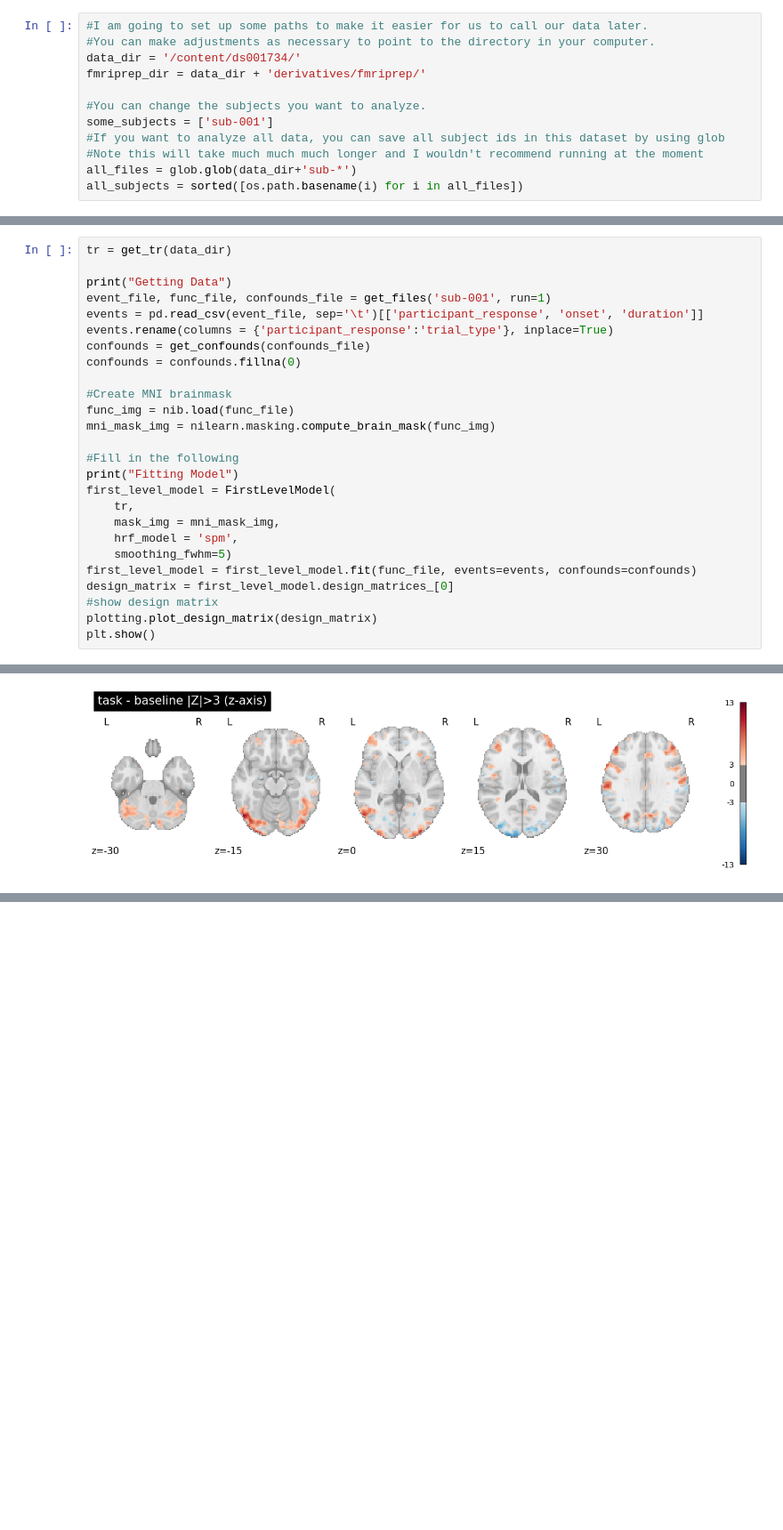
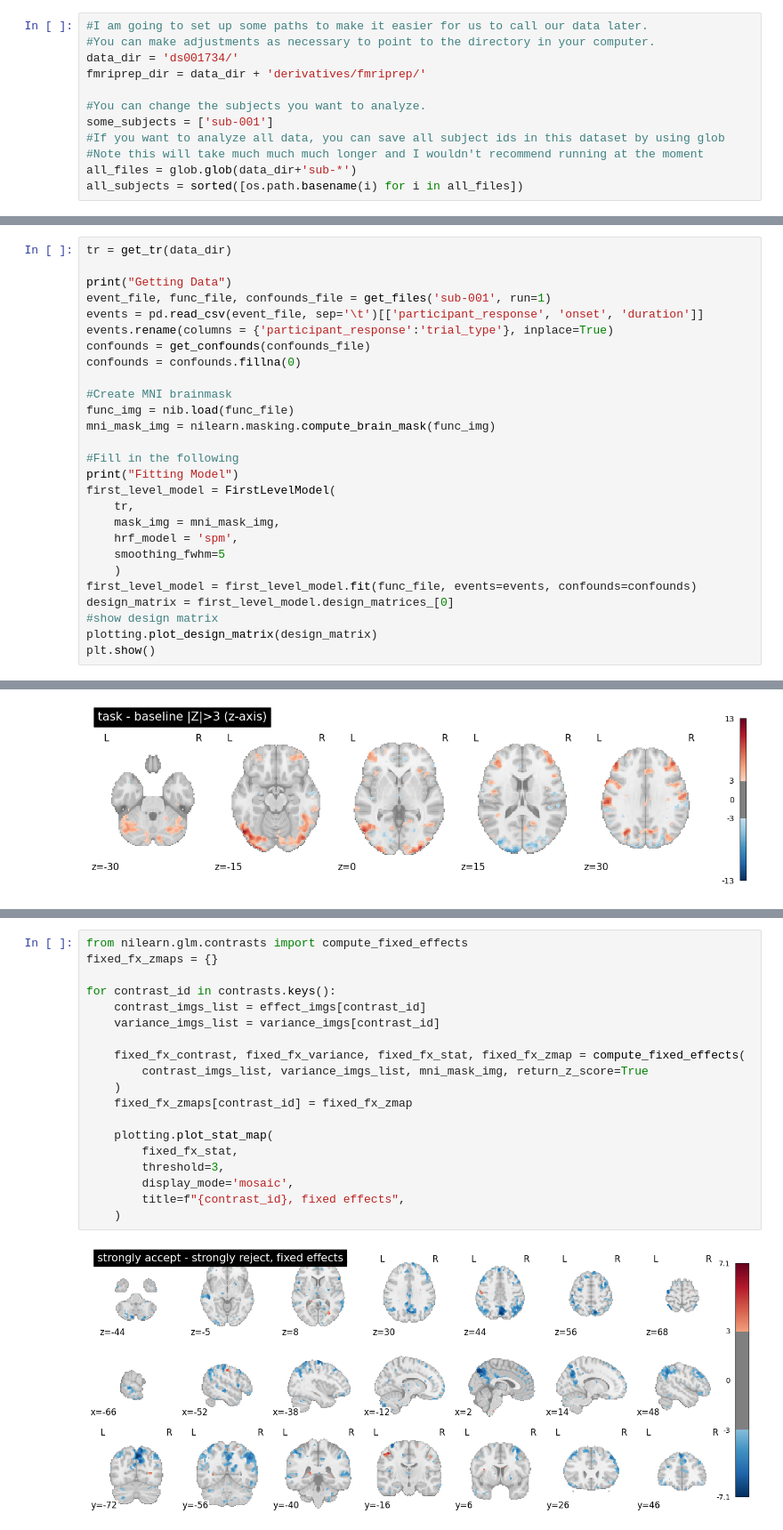
Before and after one commit to sjshim/neu271_glm_tutorial, a Jupyter notebook: fMRI_GLM_tutorial.ipynb, the cells around one changed output, grey strips where cells are left out. Shown at 89% size. Saved outputs shown, nothing was run; the diff lists cells and outputs as text; blank space fills up the shorter version.

```diff
--- a/fMRI_GLM_tutorial.ipynb
+++ b/fMRI_GLM_tutorial.ipynb
@@ -84,7 +78,7 @@ sub-021/                  sub-051/  sub-076/  sub-105/
 # %%
 #I am going to set up some paths to make it easier for us to call our data later.
 #You can make adjustments as necessary to point to the directory in your computer.
-data_dir = '/content/ds001734/'
+data_dir = 'ds001734/'
 fmriprep_dir = data_dir + 'derivatives/fmriprep/'
 
 #You can change the subjects you want to analyze.
@@ -218,7 +206,8 @@ first_level_model = FirstLevelModel(
     tr,
     mask_img = mni_mask_img,
     hrf_model = 'spm',
-    smoothing_fwhm=5)
+    smoothing_fwhm=5
+    )
 first_level_model = first_level_model.fit(func_file, events=events, confounds=confounds)
 design_matrix = first_level_model.design_matrices_[0]
 #show design matrix
@@ -283,0 +322,21 @@ Now try to run some analyses to answer the following questions.
+# %%
+from nilearn.glm.contrasts import compute_fixed_effects
+fixed_fx_zmaps = {}
+
+for contrast_id in contrasts.keys():
+    contrast_imgs_list = effect_imgs[contrast_id]
+    variance_imgs_list = variance_imgs[contrast_id]
+
+    fixed_fx_contrast, fixed_fx_variance, fixed_fx_stat, fixed_fx_zmap = compute_fixed_effects(
+        contrast_imgs_list, variance_imgs_list, mni_mask_img, return_z_score=True
+    )
+    fixed_fx_zmaps[contrast_id] = fixed_fx_zmap
+
+    plotting.plot_stat_map(
+        fixed_fx_stat,
+        threshold=3,
+        display_mode='mosaic',
+        title=f"{contrast_id}, fixed effects",
+    )
+# %% [output]
+[figure, added]
```
Also changed, not shown: parts of 16 cells of this notebook, 1 other file.
